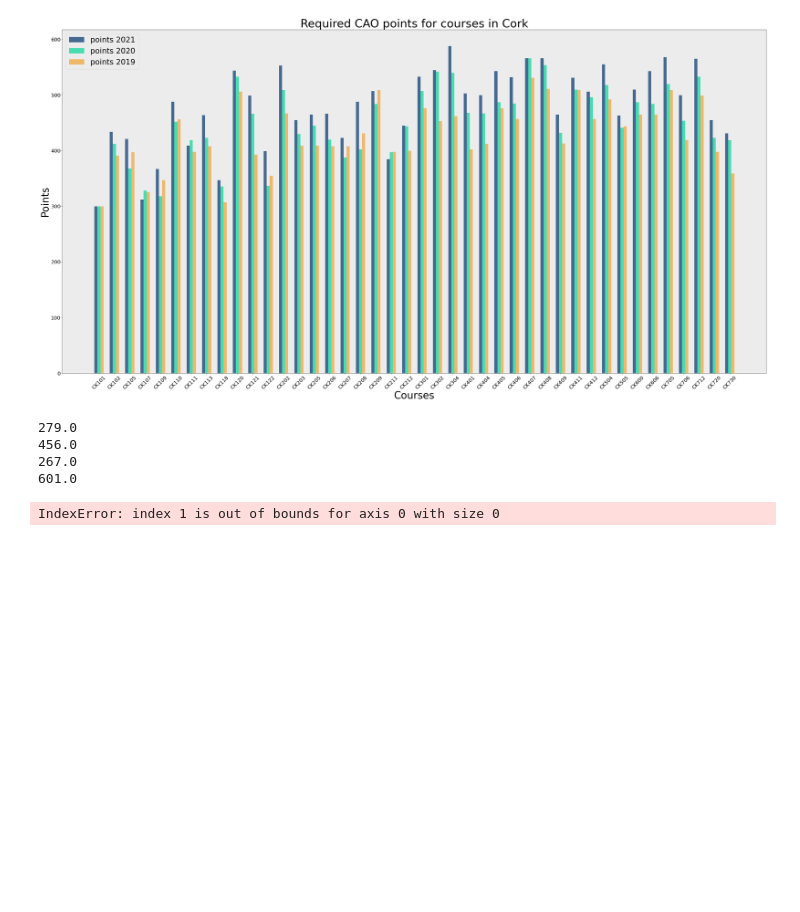
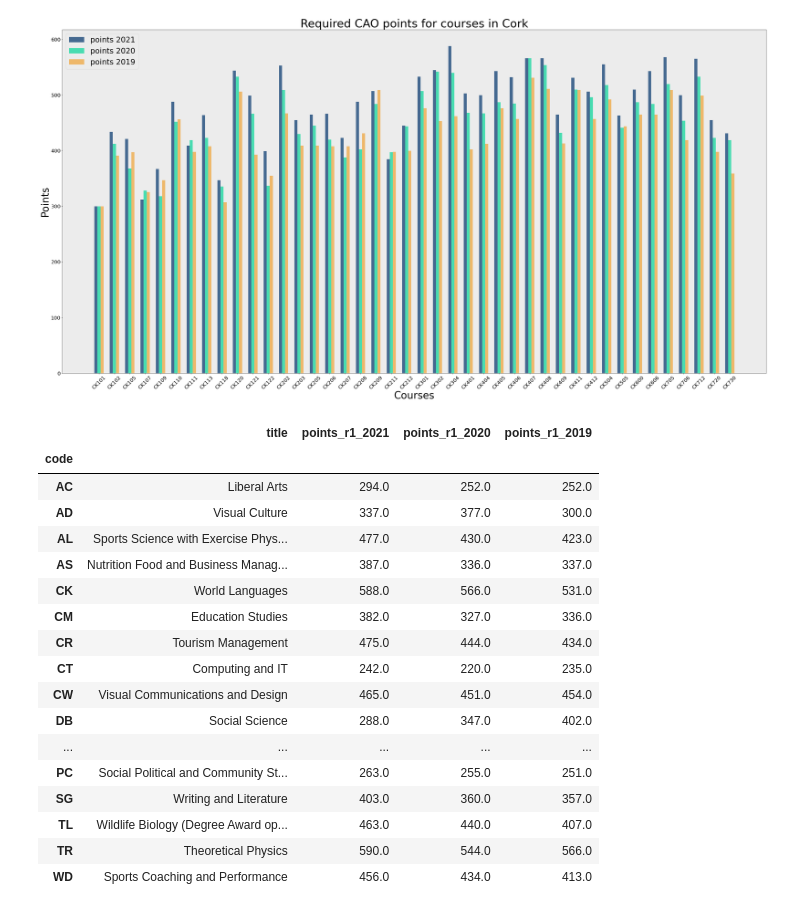
Before and after one commit to Trishmcc/Fundamentals-of-Data-Analytics, a Jupyter notebook: cao-points-analysis.ipynb, the cells around one changed output. Saved outputs shown, nothing was run; the diff lists cells and outputs as text; code cells hidden in the pictures; blank space fills up the shorter version.

```diff
--- a/cao-points-analysis.ipynb
+++ b/cao-points-analysis.ipynb
@@ -697,25 +688,27 @@ plt.legend(fontsize=30)
 plt.show()
 # %% [output]
 [figure]
-# %%
-#Whıch courses are requıres the most poınt to enter ın each college ın 2021?
-
-course_codes = allcourses.index.astype(str).str[:2].unique()
-
-
-course_codes
-
-for i in range(len(course_codes)):
-    try:
-        tempArray = []
-        tempArray.append(allcourses[allcourses.index.str.match(course_code[i])]['points_r1_2021'])
-        print(tempArray[0][1])
-        print(np.amax(tempArray))
-    except ValueError:
-        pass
-# %% [output]
-279.0
-456.0
-267.0
-601.0
-IndexError: index 1 is out of bounds for axis 0 with size 0
+# %%
+#Show maximum points required in each college
+courses_grouped = allcourses.groupby(allcourses.index.astype(str).str[:2])
+maximum = courses_grouped.max()
+maximum
+# %% [output]
+|  | title | points_r1_2021 | points_r1_2020 | points_r1_2019 |
+| code |  |  |  |  |
+| AC | Liberal Arts | 294.0 | 252.0 | 252.0 |
+| AD | Visual Culture | 337.0 | 377.0 | 300.0 |
+| AL | Sports Science with Exercise Phys... | 477.0 | 430.0 | 423.0 |
+| AS | Nutrition Food and Business Manag... | 387.0 | 336.0 | 337.0 |
+| CK | World Languages | 588.0 | 566.0 | 531.0 |
+| CM | Education Studies | 382.0 | 327.0 | 336.0 |
+| CR | Tourism Management | 475.0 | 444.0 | 434.0 |
+| CT | Computing and IT | 242.0 | 220.0 | 235.0 |
+| CW | Visual Communications and Design | 465.0 | 451.0 | 454.0 |
+| DB | Social Science | 288.0 | 347.0 | 402.0 |
+| ... | ... | ... | ... | ... |
+| PC | Social Political and Community St... | 263.0 | 255.0 | 251.0 |
+| SG | Writing and Literature | 403.0 | 360.0 | 357.0 |
+| TL | Wildlife Biology (Degree Award op... | 463.0 | 440.0 | 407.0 |
+| TR | Theoretical Physics | 590.0 | 544.0 | 566.0 |
+| WD | Sports Coaching and Performance | 456.0 | 434.0 | 413.0 |
```
Also changed, not shown: parts of 11 cells of this notebook, 2 other files.
